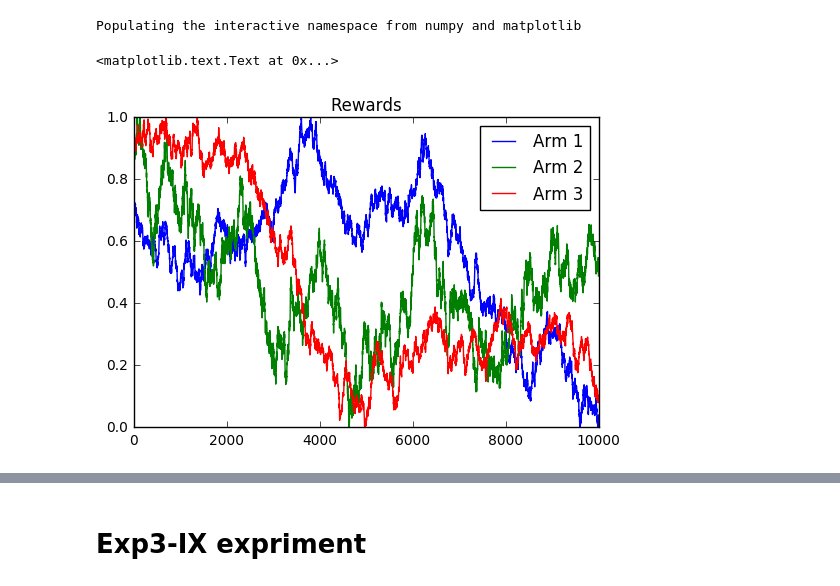
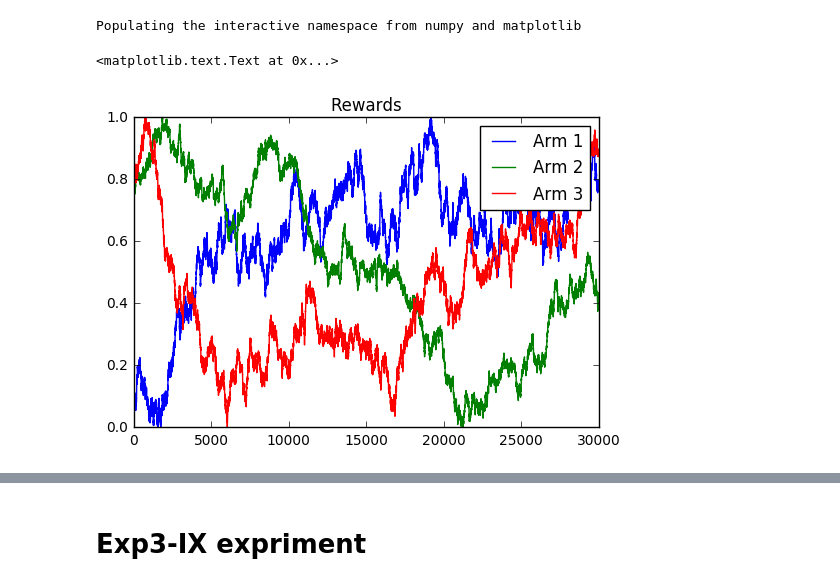
Before and after one commit to NicolasSchreuder/AdversarialBandit, a Jupyter notebook: Experiments.ipynb, the cells around one changed output, grey strips where cells are left out. Cells and saved outputs as stored; diff of their text form; code cells hidden in the pictures.

```diff
--- a/Experiments.ipynb
+++ b/Experiments.ipynb
@@ -171,19 +181,19 @@ def gaussian_traj(T):
     gp /= max(gp)
     return(gp)
 # %%
-T = 10000
+T = 30000
 
 arm1 = Arm(gaussian_traj(T))
 arm2 = Arm(gaussian_traj(T))
 arm3 = Arm(gaussian_traj(T))
 
 MAB = [arm1, arm2, arm3]
 
 plt.plot(arm1.rewards)
 plt.plot(arm2.rewards)
 plt.plot(arm3.rewards)
 plt.legend(['Arm 1', 'Arm 2', 'Arm 3'])
 plt.title('Rewards')
 # %% [output]
 <matplotlib.text.Text at 0x...>
-[figure, old version]
+[figure, new version]
```
Also changed, not shown: parts of 10 cells of this notebook.
